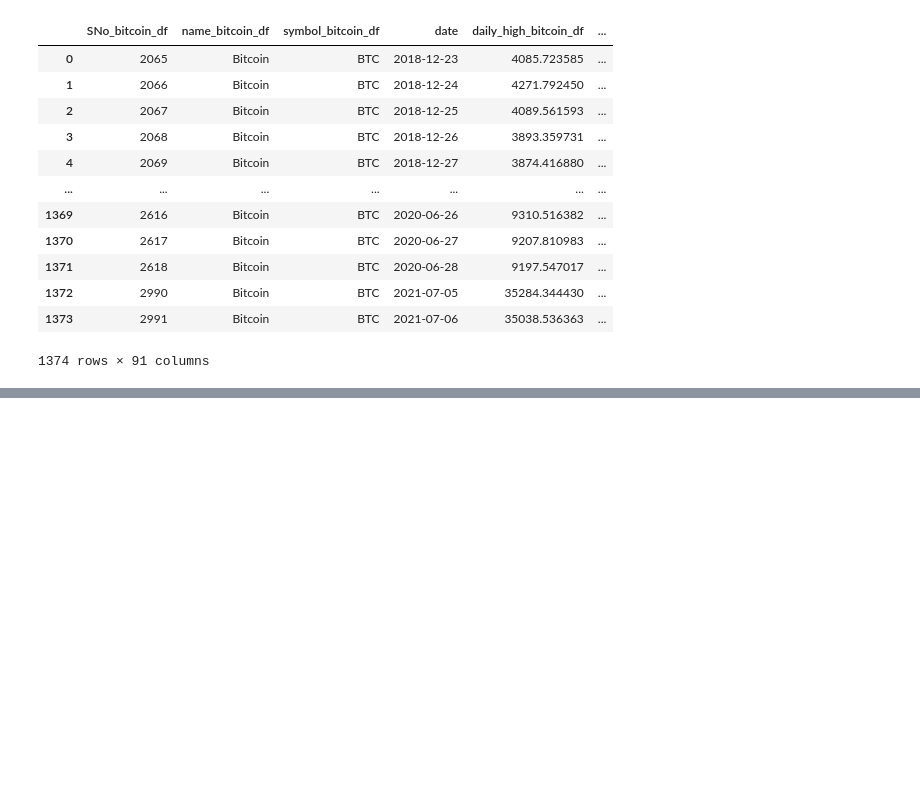
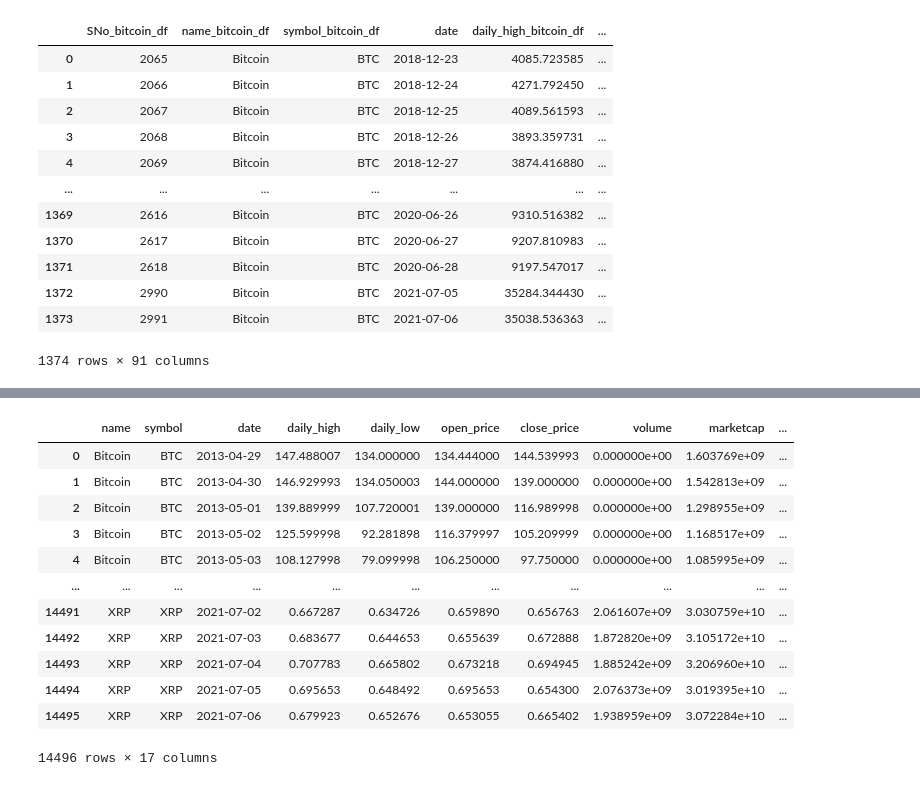
Before and after one commit to chris-levine/project-3, a Jupyter notebook: merged_dataframes.ipynb, the cells around one changed output, grey strips where cells are left out. Cells and saved outputs as stored; diff of their text form; code cells hidden in the pictures; blank space fills up the shorter version.

```diff
--- a/merged_dataframes.ipynb
+++ b/merged_dataframes.ipynb
@@ -168,0 +126,23 @@ validation_schema = pa.DataFrameSchema( columns={
+# %%
+# merging on name and date
+merged_new = pd.merge(bitcoin_df, cardano_new, how="outer")
+merged_new = pd.merge(merged_new, dogecoin_new, how="outer")
+merged_new = pd.merge(merged_new, ethereum_new, how="outer")
+merged_new = pd.merge(merged_new, tether_new, how="outer")
+merged_new = pd.merge(merged_new, xrp_new, how="outer")
+
+merged_new
+# %% [output]
+|  | name | symbol | date | daily_high | daily_low | open_price | close_price | volume | marketcap | ... |
+| 0 | Bitcoin | BTC | 2013-04-29 | 147.488007 | 134.000000 | 134.444000 | 144.539993 | 0.000000e+00 | 1.603769e+09 | ... |
+| 1 | Bitcoin | BTC | 2013-04-30 | 146.929993 | 134.050003 | 144.000000 | 139.000000 | 0.000000e+00 | 1.542813e+09 | ... |
+| 2 | Bitcoin | BTC | 2013-05-01 | 139.889999 | 107.720001 | 139.000000 | 116.989998 | 0.000000e+00 | 1.298955e+09 | ... |
+| 3 | Bitcoin | BTC | 2013-05-02 | 125.599998 | 92.281898 | 116.379997 | 105.209999 | 0.000000e+00 | 1.168517e+09 | ... |
+| 4 | Bitcoin | BTC | 2013-05-03 | 108.127998 | 79.099998 | 106.250000 | 97.750000 | 0.000000e+00 | 1.085995e+09 | ... |
+| ... | ... | ... | ... | ... | ... | ... | ... | ... | ... | ... |
+| 14491 | XRP | XRP | 2021-07-02 | 0.667287 | 0.634726 | 0.659890 | 0.656763 | 2.061607e+09 | 3.030759e+10 | ... |
+| 14492 | XRP | XRP | 2021-07-03 | 0.683677 | 0.644653 | 0.655639 | 0.672888 | 1.872820e+09 | 3.105172e+10 | ... |
+| 14493 | XRP | XRP | 2021-07-04 | 0.707783 | 0.665802 | 0.673218 | 0.694945 | 1.885242e+09 | 3.206960e+10 | ... |
+| 14494 | XRP | XRP | 2021-07-05 | 0.695653 | 0.648492 | 0.695653 | 0.654300 | 2.076373e+09 | 3.019395e+10 | ... |
+| 14495 | XRP | XRP | 2021-07-06 | 0.679923 | 0.652676 | 0.653055 | 0.665402 | 1.938959e+09 | 3.072284e+10 | ... |
+14496 rows × 17 columns
```
Also changed, not shown: parts of 7 cells of this notebook.
